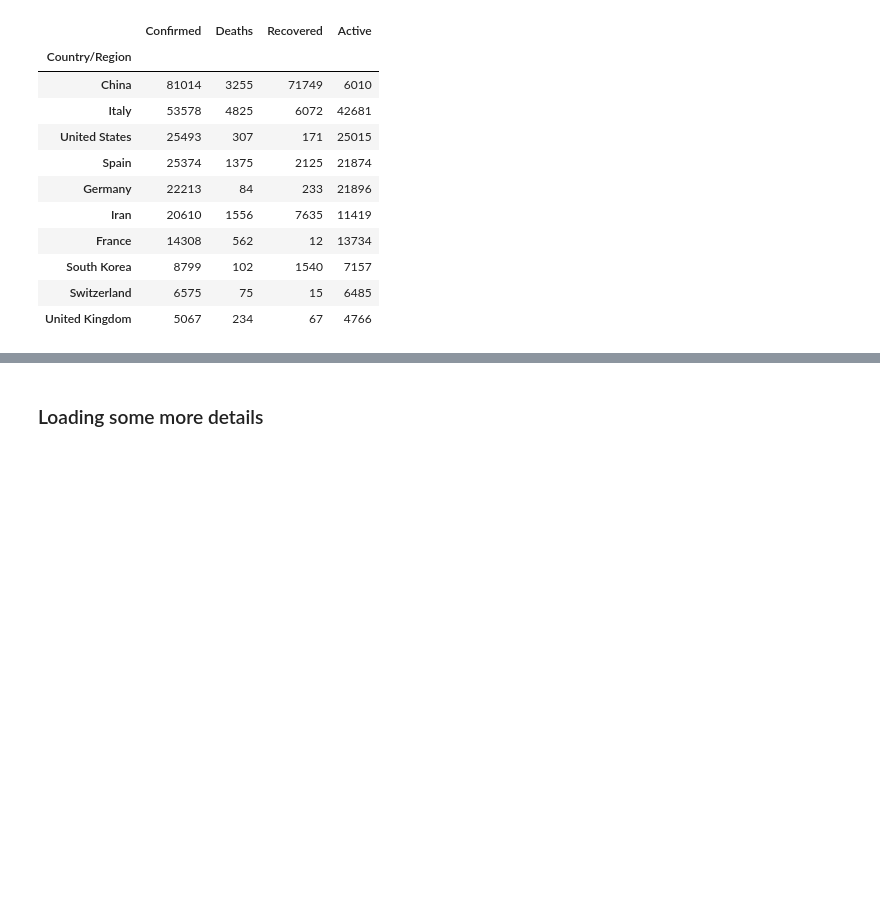
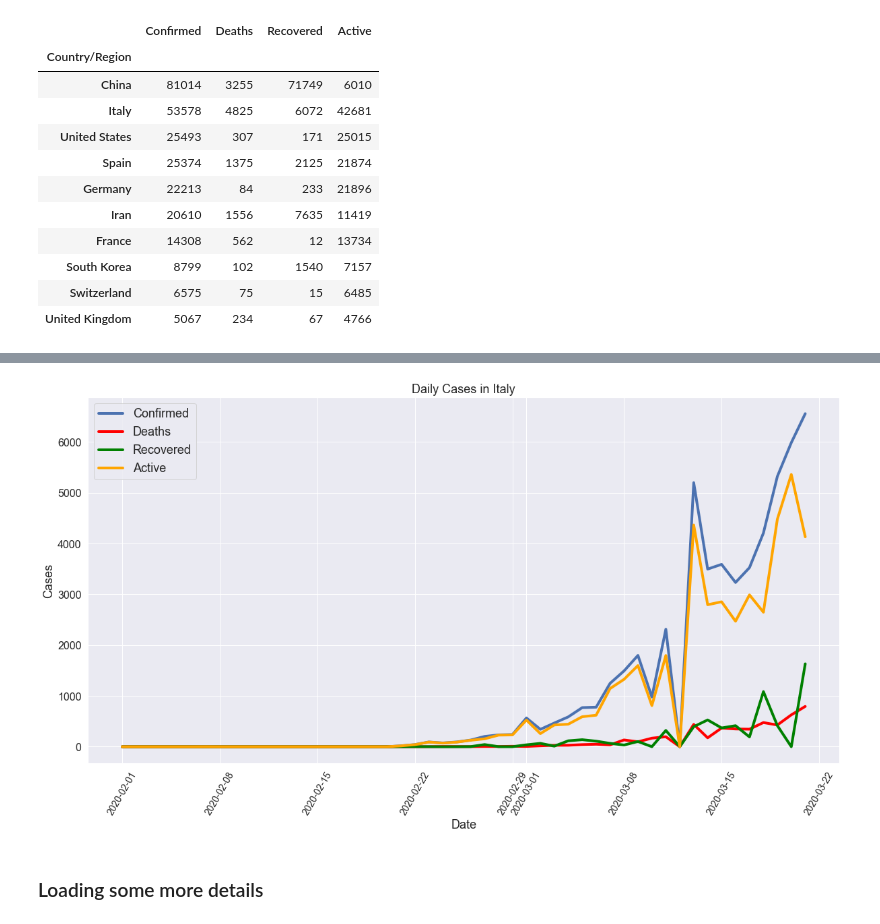
Before and after one commit to gachet/Coronavirus-2019-Analysis, a Jupyter notebook: Coronavirus_Analysis.ipynb, the cells around one changed output, grey strips where cells are left out. Cells and saved outputs as stored; diff of their text form; code cells hidden in the pictures; blank space fills up the shorter version.

```diff
--- a/Coronavirus_Analysis.ipynb
+++ b/Coronavirus_Analysis.ipynb
@@ -272,15 +216,3 @@ def total_latest_barplot(df):
-# %%
-def daily_cases(df, title):
-    sns.lineplot(df.index, df['Confirmed'].diff())
-    sns.lineplot(df.index, df['Deaths'].diff(), color='red')
-    sns.lineplot(df.index, df['Recovered'].diff(), color='green')
-    sns.lineplot(df.index, df['Active'].diff(), color='orange')
-
-    plt.legend(['Confirmed', 'Deaths', 'Recovered', 'Active'])
-    plt.title(title)
-    plt.xlabel('Date')
-    plt.ylabel('Cases')
-    plt.xticks(rotation=60)
 # %%
 total_cases_pie(total_cases, 'Total Cases in the World')
 # %% [output]
@@ -329,3 +317,7 @@ top_ten.style.background_gradient(cmap='Reds')
+# %%
+daily_cases(total_cases_italy, 'Daily Cases in Italy')
+# %% [output]
+[figure, added]
 # %% [markdown]
 ### Loading some more details
 # %%
```
Also changed, not shown: parts of 36 cells of this notebook, 2 other files.
